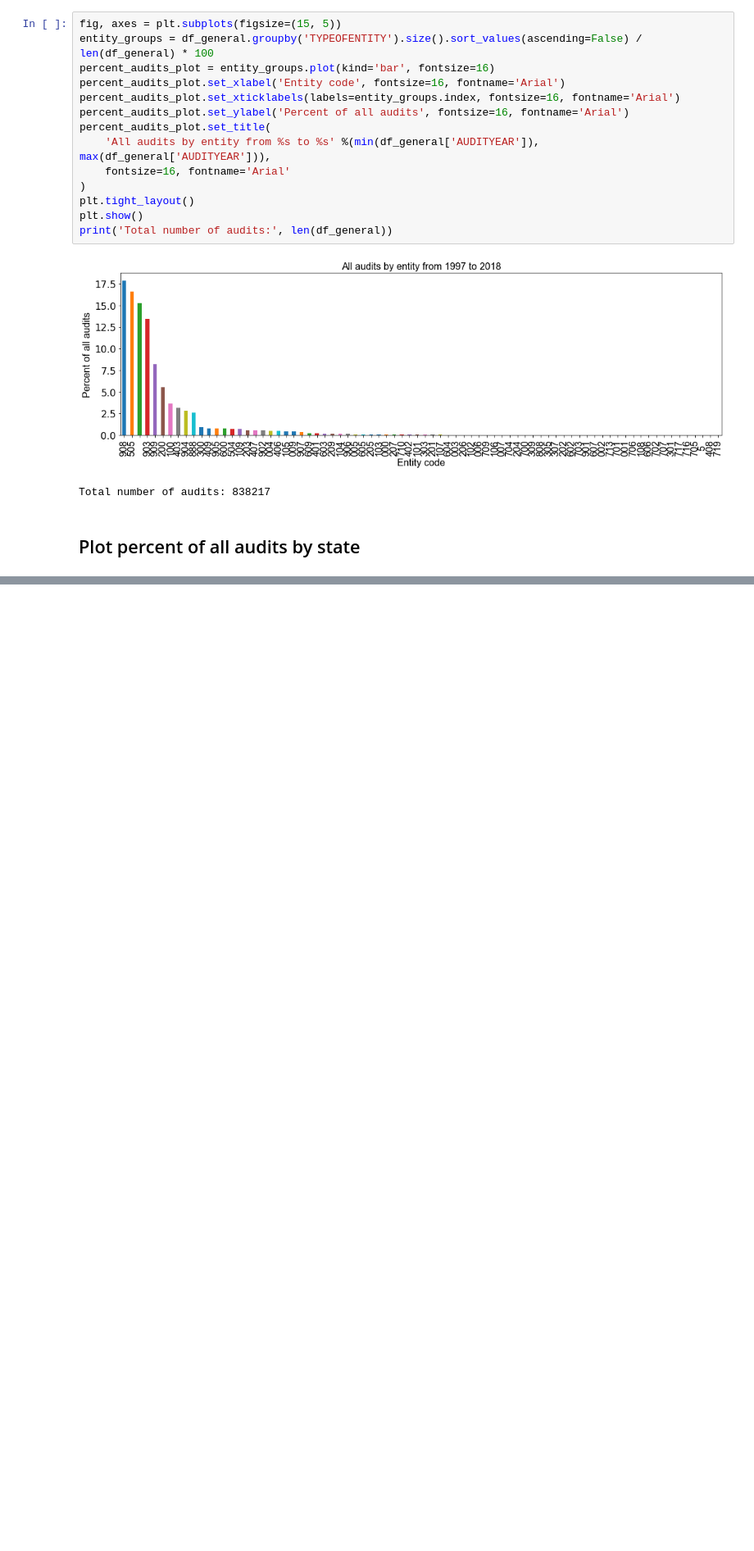
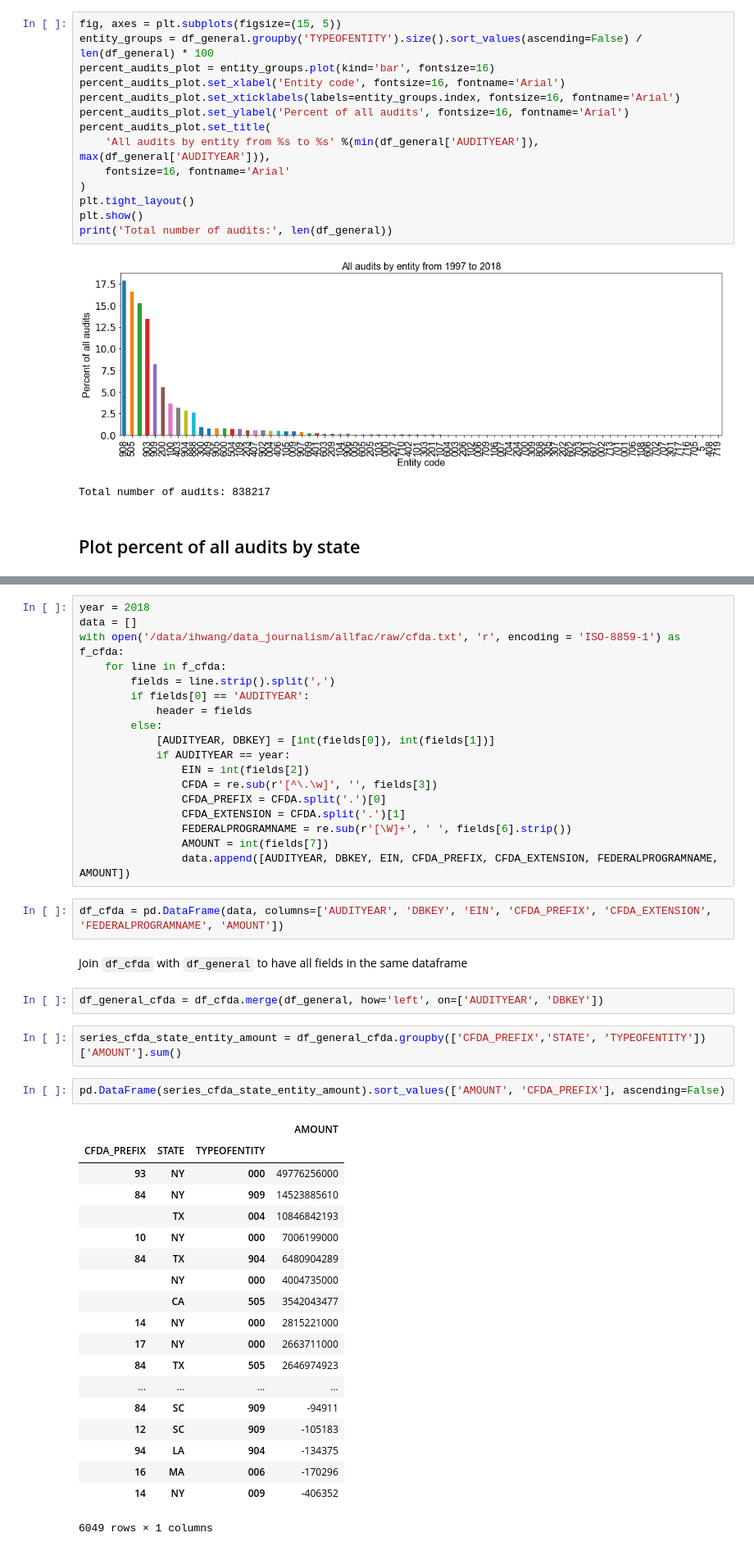
Before and after one commit to ihwang/fac, a Jupyter notebook: general_trends.ipynb, the cells around one changed output, grey strips where cells are left out. Shown at 82% size. Saved outputs shown, nothing was run; the diff lists cells and outputs as text; blank space fills up the shorter version.

Commit message:
Significantly revamed general_trends.ipynb based on discussion with Bethney today

```diff
--- a/general_trends.ipynb
+++ b/general_trends.ipynb
@@ -128,0 +164,48 @@ plt.show()
+# %%
+year = 2018
+data = []
+with open('/data/ihwang/data_journalism/allfac/raw/cfda.txt', 'r', encoding = 'ISO-8859-1') as f_cfda:
+    for line in f_cfda:
+        fields = line.strip().split(',')
+        if fields[0] == 'AUDITYEAR':
+            header = fields
+        else:
+            [AUDITYEAR, DBKEY] = [int(fields[0]), int(fields[1])]
+            if AUDITYEAR == year:
+                EIN = int(fields[2])
+                CFDA = re.sub(r'[^\.\w]', '', fields[3])
+                CFDA_PREFIX = CFDA.split('.')[0]
+                CFDA_EXTENSION = CFDA.split('.')[1]
+                FEDERALPROGRAMNAME = re.sub(r'[\W]+', ' ', fields[6].strip())
+                AMOUNT = int(fields[7])
+                data.append([AUDITYEAR, DBKEY, EIN, CFDA_PREFIX, CFDA_EXTENSION, FEDERALPROGRAMNAME, AMOUNT])
+# %%
+df_cfda = pd.DataFrame(data, columns=['AUDITYEAR', 'DBKEY', 'EIN', 'CFDA_PREFIX', 'CFDA_EXTENSION', 'FEDERALPROGRAMNAME', 'AMOUNT'])
+# %% [markdown]
+Join `df_cfda` with `df_general` to have all fields in the same dataframe
+# %%
+df_general_cfda = df_cfda.merge(df_general, how='left', on=['AUDITYEAR', 'DBKEY'])
+# %%
+series_cfda_state_entity_amount = df_general_cfda.groupby(['CFDA_PREFIX','STATE', 'TYPEOFENTITY'])['AMOUNT'].sum()
+# %%
+pd.DataFrame(series_cfda_state_entity_amount).sort_values(['AMOUNT', 'CFDA_PREFIX'], ascending=False)
+# %% [output]
+|  |  |  | AMOUNT |
+| CFDA_PREFIX | STATE | TYPEOFENTITY |  |
+| 93 | NY | 000 | 49776256000 |
+| 84 | NY | 909 | 14523885610 |
+|  | TX | 004 | 10846842193 |
+| 10 | NY | 000 | 7006199000 |
+| 84 | TX | 904 | 6480904289 |
+|  | NY | 000 | 4004735000 |
+|  | CA | 505 | 3542043477 |
+| 14 | NY | 000 | 2815221000 |
+| 17 | NY | 000 | 2663711000 |
+| 84 | TX | 505 | 2646974923 |
+| ... | ... | ... | ... |
+| 84 | SC | 909 | -94911 |
+| 12 | SC | 909 | -105183 |
+| 94 | LA | 904 | -134375 |
+| 16 | MA | 006 | -170296 |
+| 14 | NY | 009 | -406352 |
+6049 rows × 1 columns
```
Also changed, not shown: parts of 17 cells of this notebook, 1 other file.
